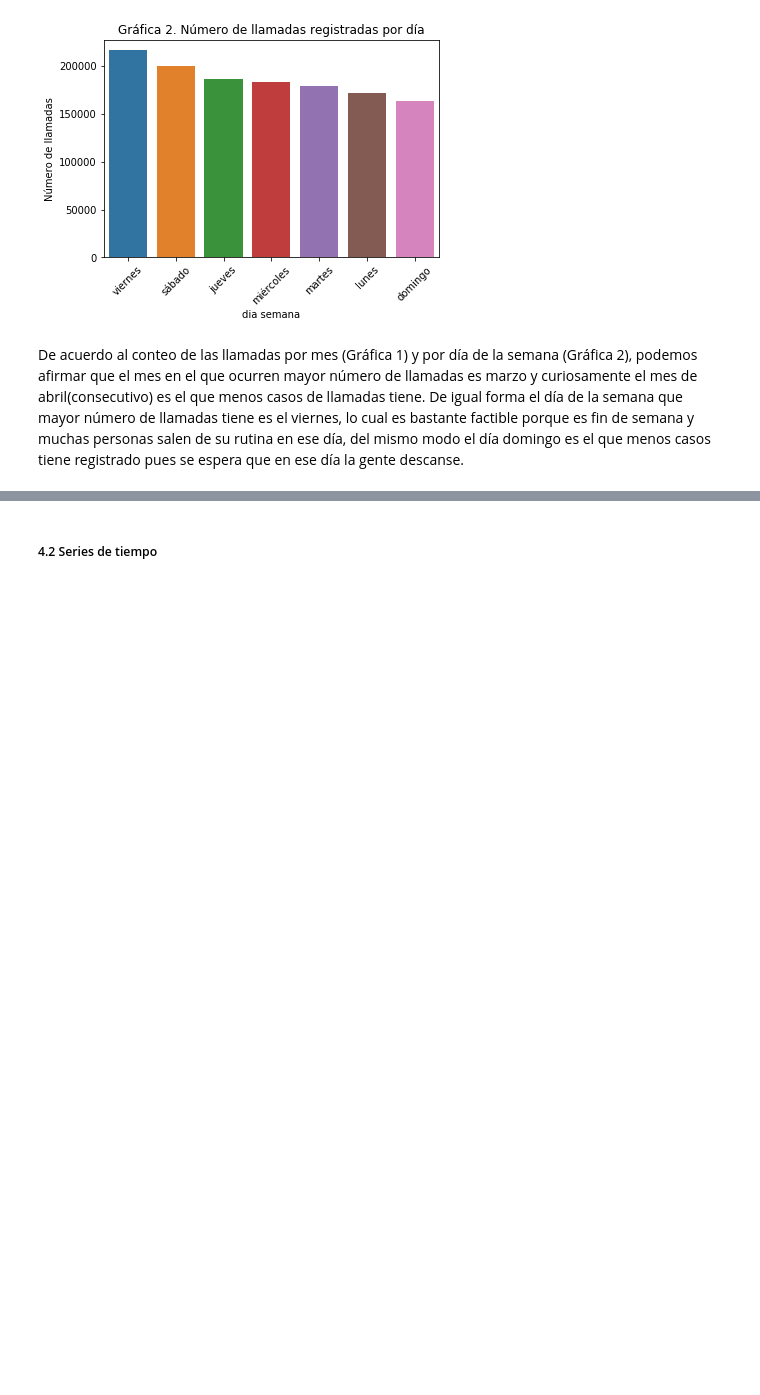
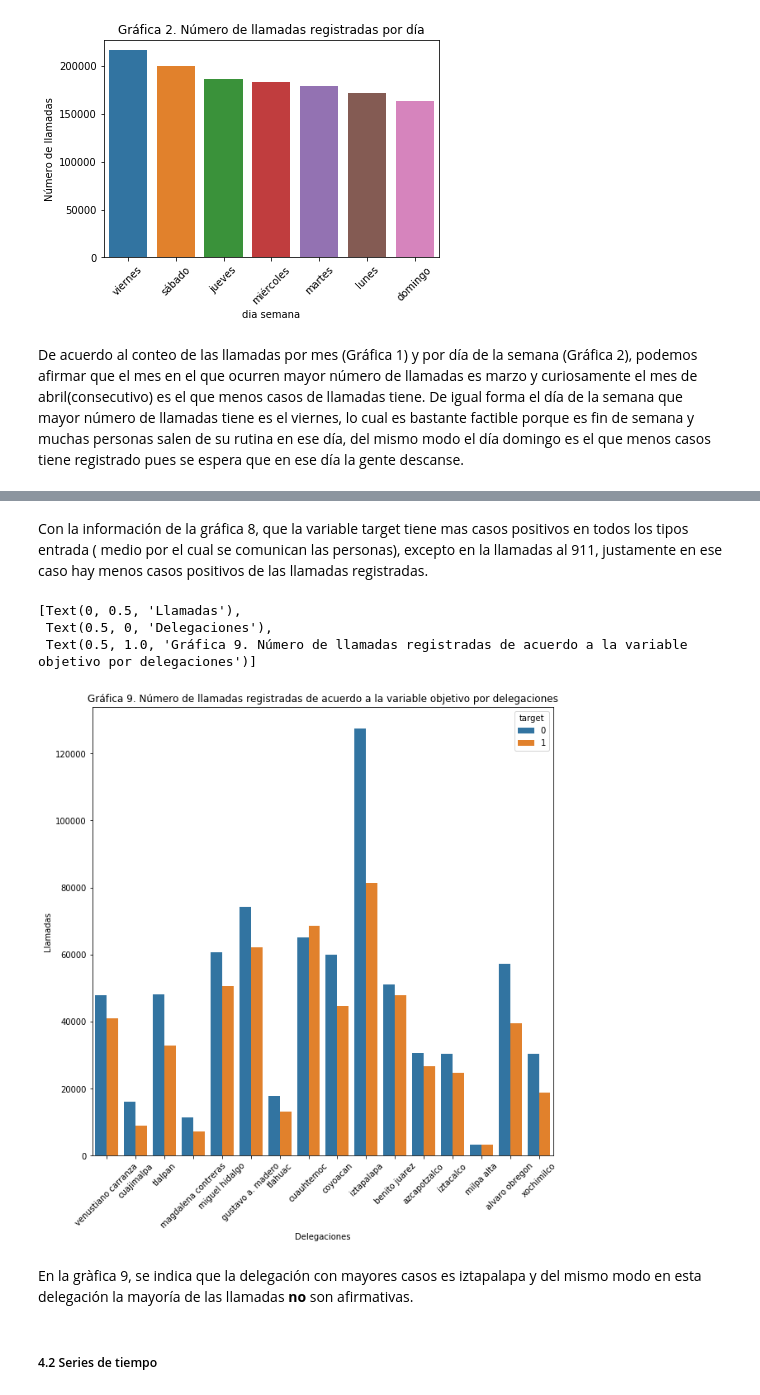
Before and after one commit to ArquitecturaProductoDatos7/Diseno_producto_de_datos-, a Jupyter notebook: EDA/EDA_c5.ipynb, the cells around one changed output, grey strips where cells are left out. Cells and saved outputs as stored; diff of their text form; code cells hidden in the pictures; blank space fills up the shorter version.

```diff
--- a/EDA/EDA_c5.ipynb
+++ b/EDA/EDA_c5.ipynb
@@ -237,3 +247,17 @@ De acuerdo al conteo de las llamadas por mes (Gráfica 1) y por día de la seman
+# %% [markdown]
+Con la información de la gráfica 8, que la variable target tiene mas casos positivos en todos los tipos entrada ( medio por el cual se comunican las personas), excepto en la llamadas al 911, justamente en ese caso hay menos casos positivos de las llamadas registradas.
+# %%
+plt.rcParams["figure.figsize"] = (10,10)
+g=sns.countplot(x="delegacion_inicio", hue="target", data=datos_copy)
+g.set_xticklabels(g.get_xticklabels(), rotation=45)
+g.set(xlabel="Delegaciones",ylabel="Llamadas", title="Gráfica 9. Número de llamadas registradas de acuerdo a la variable objetivo por delegaciones")
+# %% [output]
+[Text(0, 0.5, 'Llamadas'),
+ Text(0.5, 0, 'Delegaciones'),
+ Text(0.5, 1.0, 'Gráfica 9. Número de llamadas registradas de acuerdo a la variable objetivo por delegaciones')]
+[figure, added]
+# %% [markdown]
+En la gràfica 9, se indica que la delegación con mayores casos es iztapalapa y del mismo modo en esta delegación la mayoría de las llamadas **no** son afirmativas.
 # %% [markdown]
 ##### 4.2 Series de tiempo
 # %%
```
Also changed, not shown: parts of 3 cells of this notebook.
